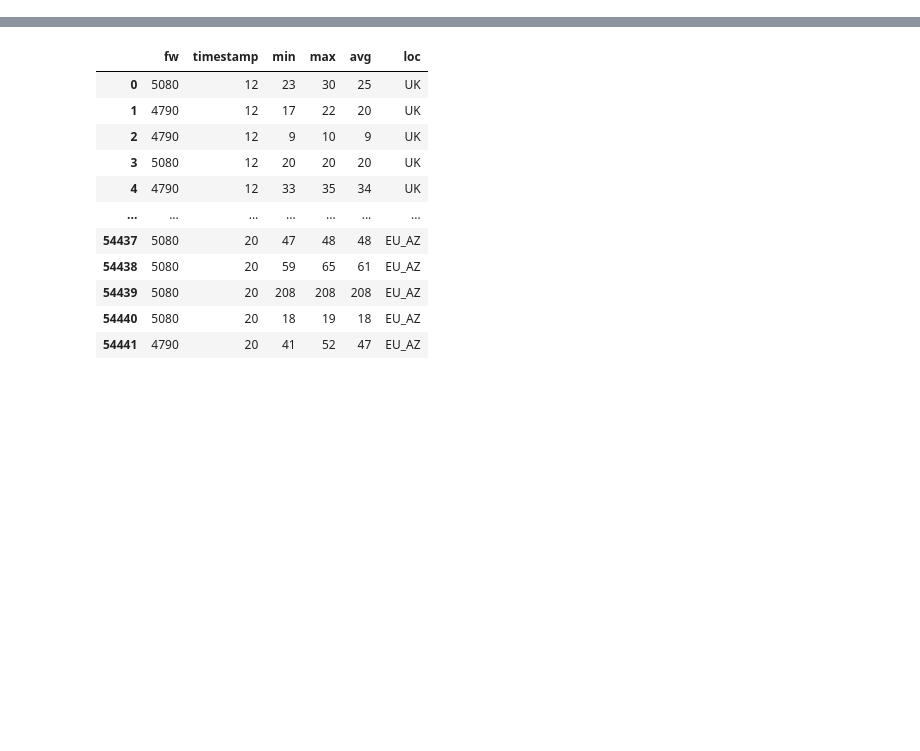
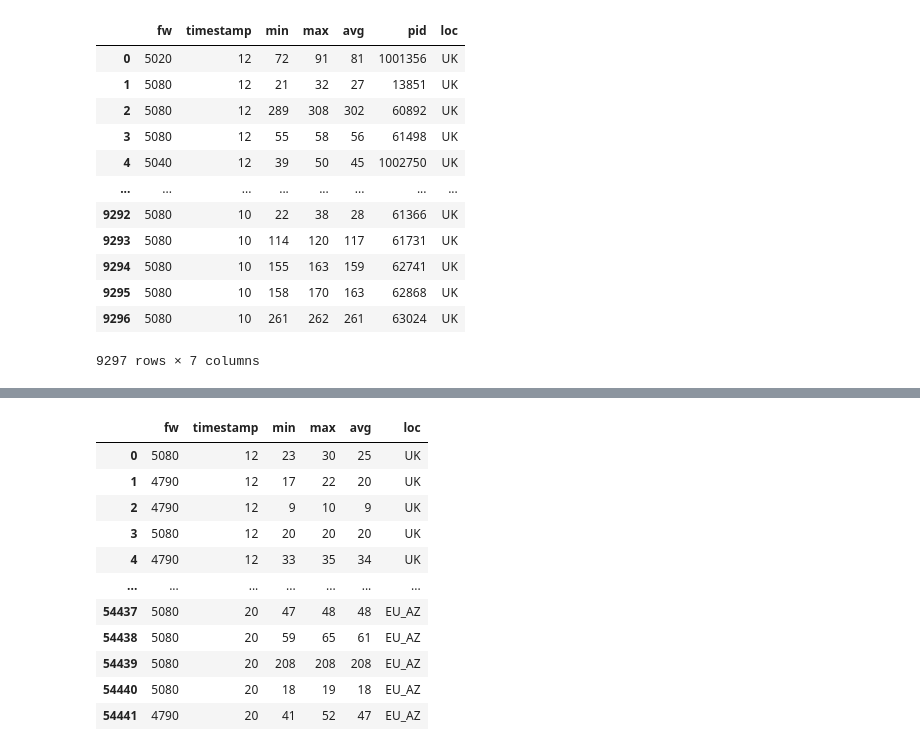
Before and after one commit to Mintra99/Assignment_3_CMB, a Jupyter notebook: analysis.ipynb, the cells around one changed output, grey strips where cells are left out. Cells and saved outputs as stored; diff of their text form; code cells hidden in the pictures; blank space fills up the shorter version.

```diff
--- a/analysis.ipynb
+++ b/analysis.ipynb
@@ -13,5 +15,5 @@ Cable_Ping = glob.glob("Cable/Ping/*")
 # %%
-uk = ["49734670", "49734729", "49734632", "49162558", "49206580"]
+uk = ["49734670", "49734729", "49734632", "49162558", "49206580", "Starlink"]
 eu_AZ = ["49974882", "49975022", "49975088"]
 ca = ["49734671", "49734730", "49734633", "49206920", "49206841"]
 india = ["49734672", "49734731", "49734634", "49206768", "49206779"]
@@ -49,0 +64,17 @@ cableList = createDataList(Cable_Ping)
+# %%
+df_starlink = pd.DataFrame (starList, columns = ['fw', 'timestamp', 'min', 'max', 'avg', 'pid','loc'])
+df_starlink
+# %% [output]
+|  | fw | timestamp | min | max | avg | pid | loc |
+| 0 | 5020 | 12 | 72 | 91 | 81 | 1001356 | UK |
+| 1 | 5080 | 12 | 21 | 32 | 27 | 13851 | UK |
+| 2 | 5080 | 12 | 289 | 308 | 302 | 60892 | UK |
+| 3 | 5080 | 12 | 55 | 58 | 56 | 61498 | UK |
+| 4 | 5040 | 12 | 39 | 50 | 45 | 1002750 | UK |
+| ... | ... | ... | ... | ... | ... | ... | ... |
+| 9292 | 5080 | 10 | 22 | 38 | 28 | 61366 | UK |
+| 9293 | 5080 | 10 | 114 | 120 | 117 | 61731 | UK |
+| 9294 | 5080 | 10 | 155 | 163 | 159 | 62741 | UK |
+| 9295 | 5080 | 10 | 158 | 170 | 163 | 62868 | UK |
+| 9296 | 5080 | 10 | 261 | 262 | 261 | 63024 | UK |
+9297 rows × 7 columns
```
Also changed, not shown: parts of 15 cells of this notebook, 1 other file.
